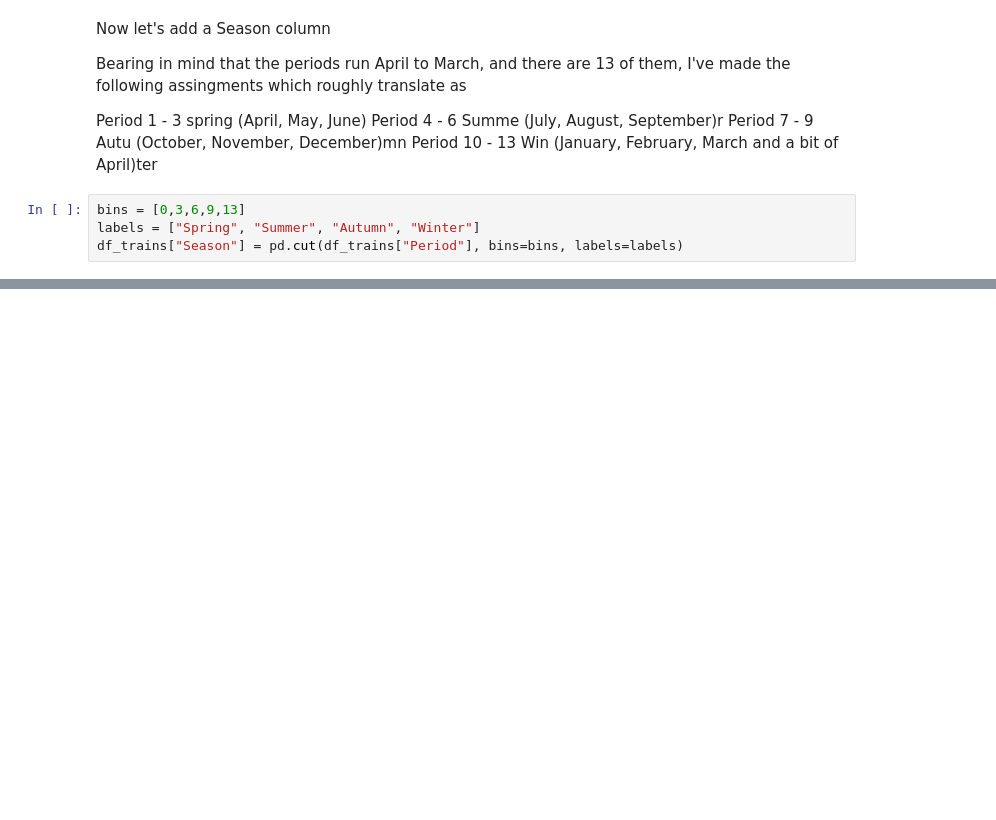
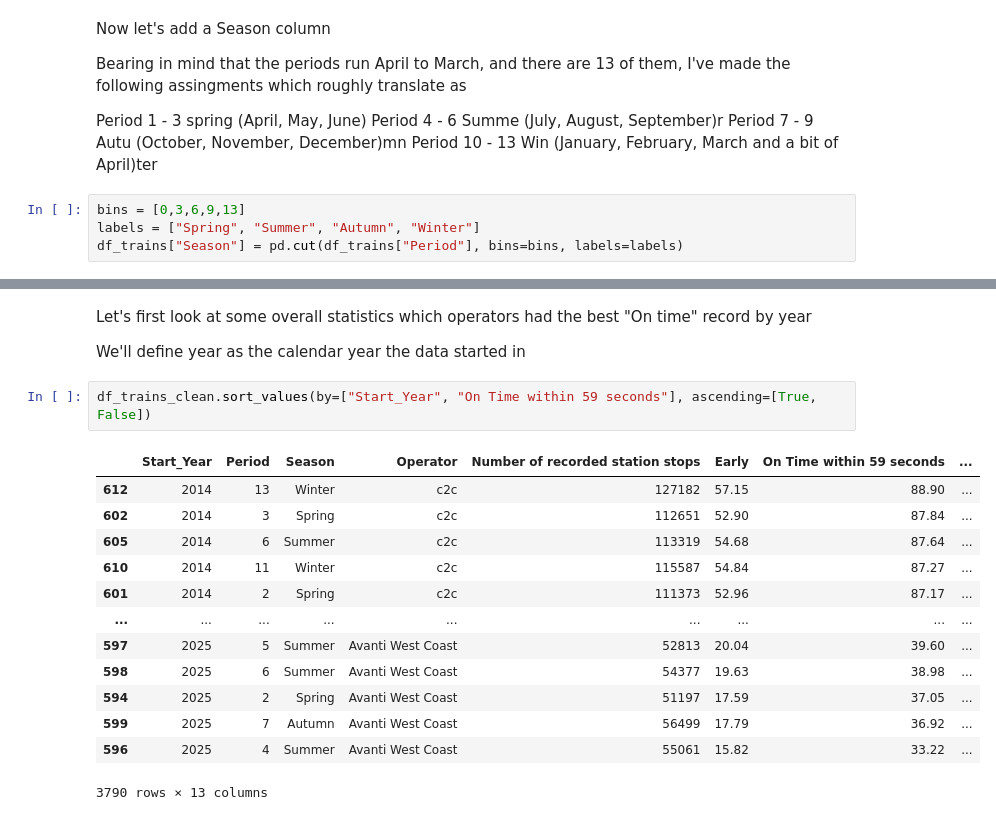
Before and after one commit to robwhite-lis/Everything_Counts_Assessment_1, a Jupyter notebook: Train_Times.ipynb, the cells around one changed output, grey strips where cells are left out. Cells and saved outputs as stored; diff of their text form; blank space fills up the shorter version.

```diff
--- a/Train_Times.ipynb
+++ b/Train_Times.ipynb
@@ -100,0 +215,20 @@ df_trains["Season"] = pd.cut(df_trains["Period"], bins=bins, labels=labels)
+# %% [markdown]
+Let's first look at some overall statistics which operators had the best "On time" record by year
+
+We'll define year as the calendar year the data started in
+# %%
+df_trains_clean.sort_values(by=["Start_Year", "On Time within 59 seconds"], ascending=[True, False])
+# %% [output]
+|  | Start_Year | Period | Season | Operator | Number of recorded station stops | Early | On Time within 59 seconds | ... |
+| 612 | 2014 | 13 | Winter | c2c | 127182 | 57.15 | 88.90 | ... |
+| 602 | 2014 | 3 | Spring | c2c | 112651 | 52.90 | 87.84 | ... |
+| 605 | 2014 | 6 | Summer | c2c | 113319 | 54.68 | 87.64 | ... |
+| 610 | 2014 | 11 | Winter | c2c | 115587 | 54.84 | 87.27 | ... |
+| 601 | 2014 | 2 | Spring | c2c | 111373 | 52.96 | 87.17 | ... |
+| ... | ... | ... | ... | ... | ... | ... | ... | ... |
+| 597 | 2025 | 5 | Summer | Avanti West Coast | 52813 | 20.04 | 39.60 | ... |
+| 598 | 2025 | 6 | Summer | Avanti West Coast | 54377 | 19.63 | 38.98 | ... |
+| 594 | 2025 | 2 | Spring | Avanti West Coast | 51197 | 17.59 | 37.05 | ... |
+| 599 | 2025 | 7 | Autumn | Avanti West Coast | 56499 | 17.79 | 36.92 | ... |
+| 596 | 2025 | 4 | Summer | Avanti West Coast | 55061 | 15.82 | 33.22 | ... |
+3790 rows × 13 columns
```
Also changed, not shown: parts of 24 cells of this notebook.
